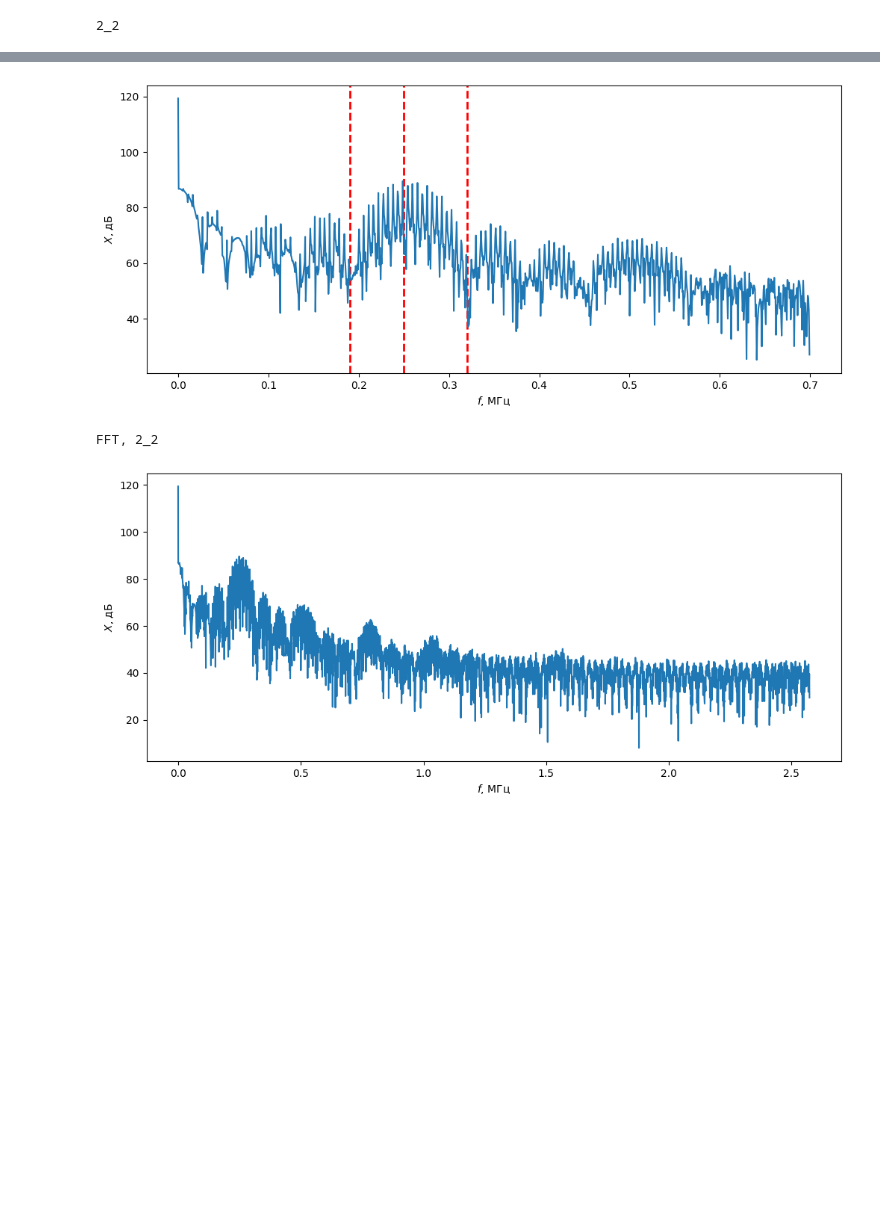
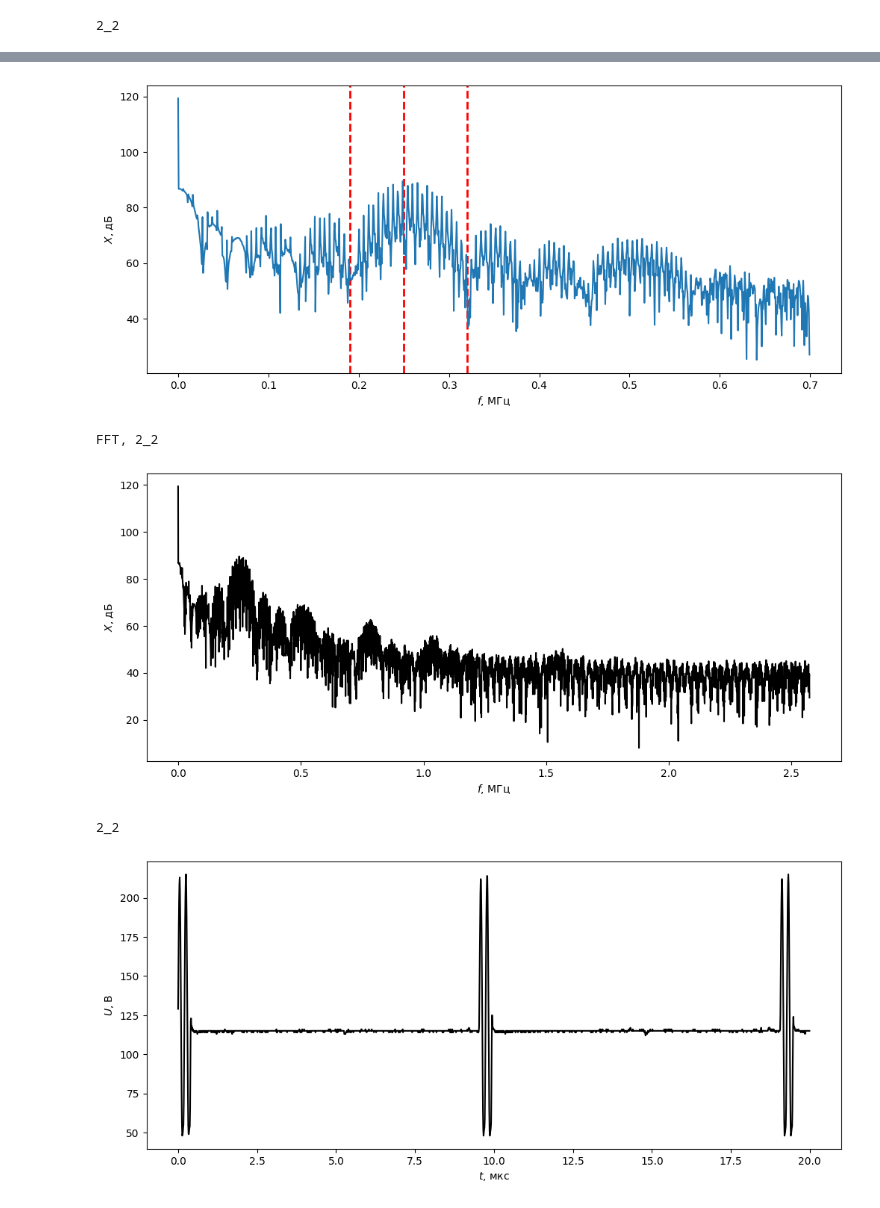
Before and after one commit to vlad-cool/RadioPhysicsLabs, a Jupyter notebook: Lab4_task.ipynb, the cells around one changed output, grey strips where cells are left out. Cells and saved outputs as stored; diff of their text form; code cells hidden in the pictures; blank space fills up the shorter version.

Commit message:
Color changed to black

```diff
--- a/Lab4_task.ipynb
+++ b/Lab4_task.ipynb
@@ -75,7 +75,7 @@ def plot_osc_spec(name, lines, N, FFT_N, CLIP_FFT_N, markers=[], crop_markers_le
     print(name)
     plt.xlabel("$t$, мкс")
     plt.ylabel("$U$, В")
-    plt.plot(t[:N] * 1e6, x[:N])
+    plt.plot(t[:N] * 1e6, x[:N], color="black")
     plt.show()
 
     X = np.abs(np.fft.fft(x, FFT_N))
@@ -110,7 +110,7 @@ def plot_osc_spec(name, lines, N, FFT_N, CLIP_FFT_N, markers=[], crop_markers_le
     print(f"FFT, {name}")
     plt.xlabel("$f$, МГц")
     plt.ylabel("$X$, дБ")
-    plt.plot(np.arange(FFT_N)[:CLIP_FFT_N] * 2 * np.pi / settings["time_step"] / 1e12, X_db[:CLIP_FFT_N])
+    plt.plot(np.arange(FFT_N)[:CLIP_FFT_N] * 2 * np.pi / settings["time_step"] / 1e12, X_db[:CLIP_FFT_N], color="black")
     plt.show()
 
 for filename in os.listdir(DIRECTORY):
@@ -129,5 +129,13 @@ for filename in os.listdir(DIRECTORY):
 with open("Lab4_data/1_1.txt", "r") as f:
     markers = [0.19, 0.25, 0.32]
     plot_osc_spec("2_2", f.readlines(), 2000, 8192, 4096, markers, crop_markers_left=0, crop_markers_right=0.7)
+
+with open("Lab4_data/1_2.txt", "r") as f:
+    markers = [0.19, 0.25, 0.32]
+    plot_osc_spec("2_2", f.readlines(), 2000, 8192, 4096, markers, crop_markers_left=0, crop_markers_right=0.7)
+
+with open("Lab4_data/1_3.txt", "r") as f:
+    markers = [0.19, 0.25, 0.32]
+    plot_osc_spec("2_2", f.readlines(), 2000, 8192, 4096, markers, crop_markers_left=0, crop_markers_right=0.7)
 # %% [output]
 2_2
@@ -135,10 +143,12 @@ with open("Lab4_data/1_1.txt", "r") as f:
 FFT with markers, 2_2
 0 0.7
 marker: 0.19, value: 45.681459534535335 - 70.48478990021044 дБ
 0 0.7
 marker: 0.25, value: 57.770472565362226 - 89.5302059853874 дБ
 0 0.7
 marker: 0.32, value: 36.997902957853036 - 68.16539775769445 дБ
 [figure]
 FFT, 2_2
-[figure, old version]
+[figure, new version]
+2_2
+[figure, added]
```
Also changed, not shown: parts of 2 cells of this notebook.
